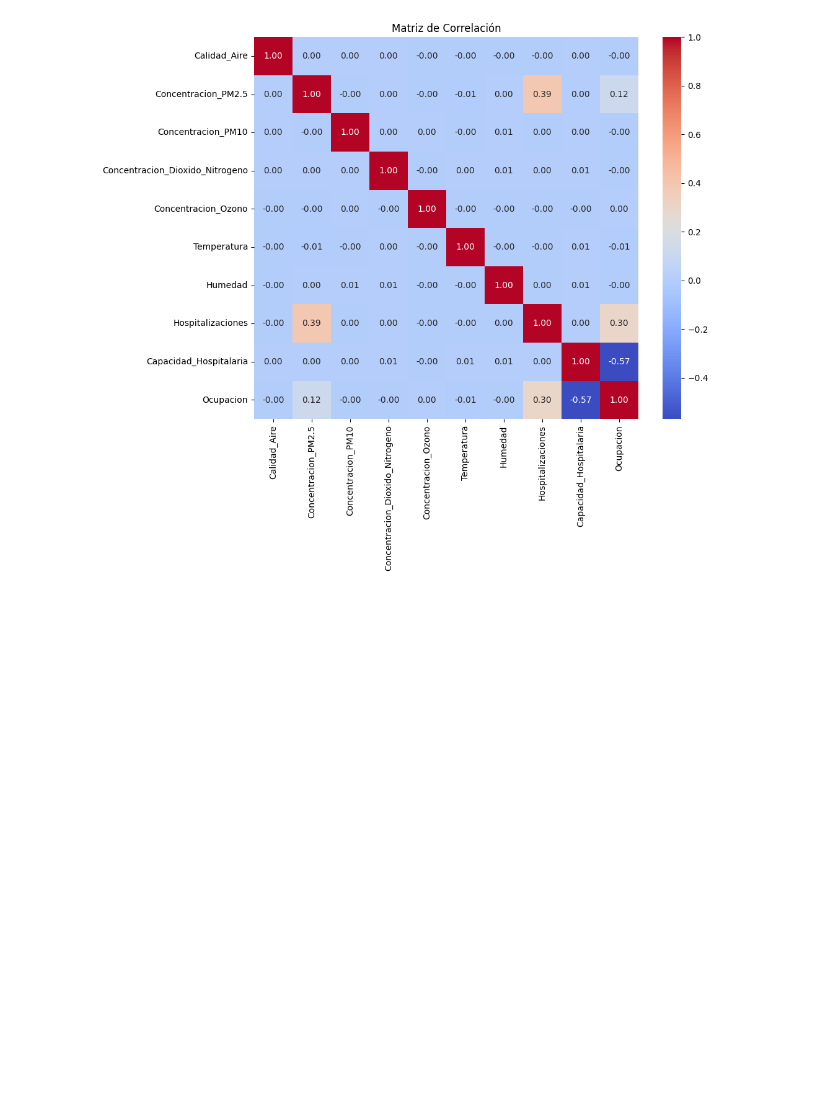
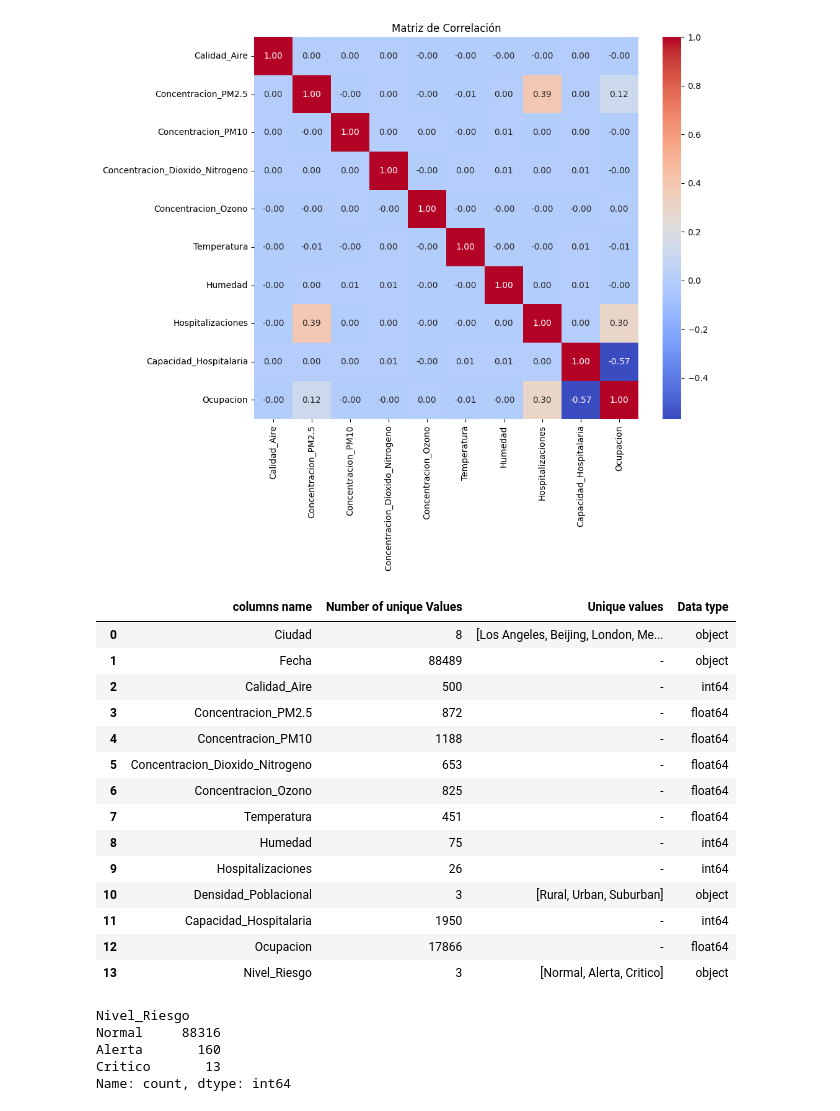
Before and after one commit to AlejandroAvila43/MineriaDeDatos, a Jupyter notebook: Air quality/AirQuality.ipynb, the cells around one changed output. Saved outputs shown, nothing was run; the diff lists cells and outputs as text; code cells hidden in the pictures; blank space fills up the shorter version.

```diff
--- a/Air quality/AirQuality.ipynb
+++ b/Air quality/AirQuality.ipynb
@@ -348,9 +348,9 @@ esta variable se contruye a base de la columna ocupacion, aplicando reglas basad
 dataset["Ocupacion"] = dataset["Hospitalizaciones"] / dataset["Capacidad_Hospitalaria"]
 
 def clasificar(x):
-    if x < 0.50:
+    if x < 0.20:
         return "Normal"
-    elif x < 0.80:
+    elif x < 0.30:
         return "Alerta"
     else:
         return "Critico"
@@ -379,6 +379,34 @@ plt.title("Matriz de Correlación")
 plt.show()
 # %% [output]
 [figure]
+# %%
+get_unique_values(dataset)
+# %% [output]
+|  | columns name | Number of unique Values | Unique values | Data type |
+| 0 | Ciudad | 8 | [Los Angeles, Beijing, London, Me... | object |
+| 1 | Fecha | 88489 | - | object |
+| 2 | Calidad_Aire | 500 | - | int64 |
+| 3 | Concentracion_PM2.5 | 872 | - | float64 |
+| 4 | Concentracion_PM10 | 1188 | - | float64 |
+| 5 | Concentracion_Dioxido_Nitrogeno | 653 | - | float64 |
+| 6 | Concentracion_Ozono | 825 | - | float64 |
+| 7 | Temperatura | 451 | - | float64 |
+| 8 | Humedad | 75 | - | int64 |
+| 9 | Hospitalizaciones | 26 | - | int64 |
+| 10 | Densidad_Poblacional | 3 | [Rural, Urban, Suburban] | object |
+| 11 | Capacidad_Hospitalaria | 1950 | - | int64 |
+| 12 | Ocupacion | 17866 | - | float64 |
+| 13 | Nivel_Riesgo | 3 | [Normal, Alerta, Critico] | object |
+# %%
+
+counts = dataset["Nivel_Riesgo"].value_counts()
+print(counts)
+# %% [output]
+Nivel_Riesgo
+Normal     88316
+Alerta       160
+Critico       13
+Name: count, dtype: int64
 # %% [markdown]
 Como podemos ver, la matriz de correlación no muestra grandes cambios. Sin embargo, sí aparecen dos variaciones importantes: un ligero incremento positivo en la relación entre Ocupación y Hospitalizaciones, y un incremento negativo en la relación entre Ocupación y Capacidad Hospitalaria. Esto se interpreta de la siguiente manera:
 
```
Also changed, not shown: parts of 3 cells of this notebook.
